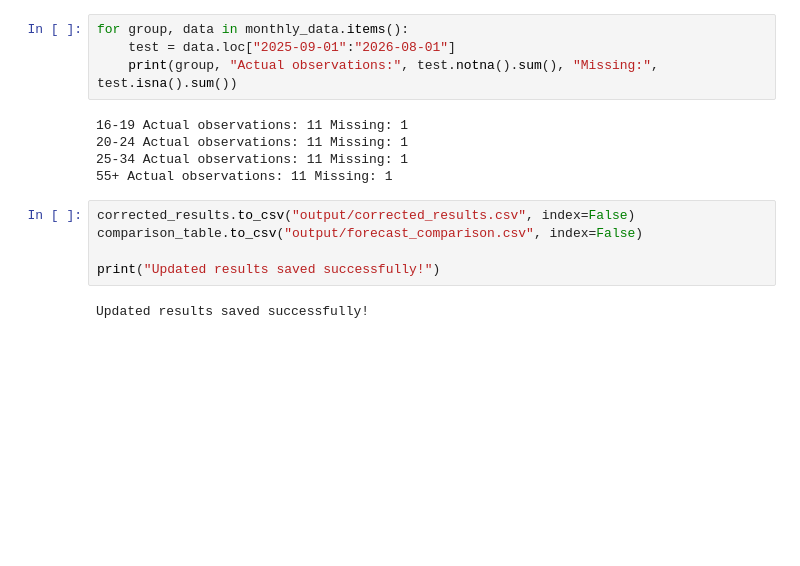
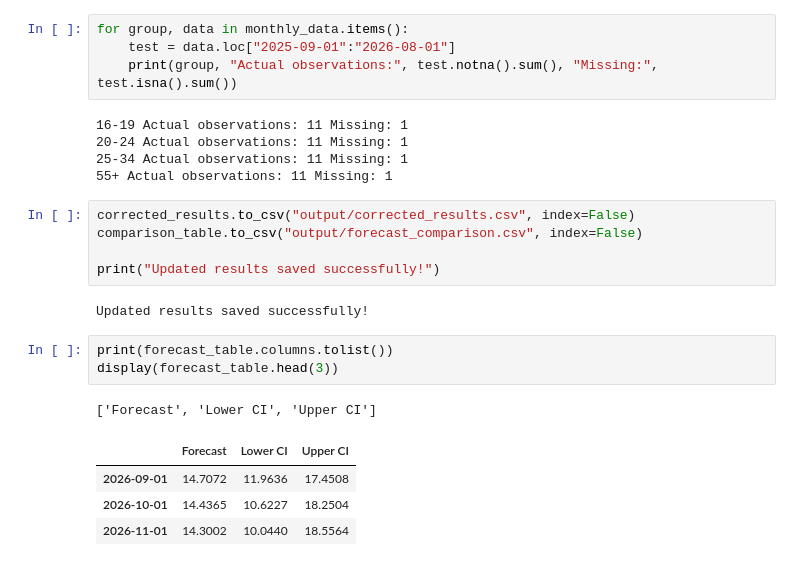
Before and after one commit to naniluciana100-cell/nailuciana100-cell.github.io, a Jupyter notebook: unemployment_project/Unemployment_analysis_FINAL.ipynb, the cells around one changed output. Drawn from its saved outputs; the diff is of its cells as text; blank space fills up the shorter version.

```diff
--- a/unemployment_project/Unemployment_analysis_FINAL.ipynb
+++ b/unemployment_project/Unemployment_analysis_FINAL.ipynb
@@ -2344,3 +2371,12 @@ comparison_table.to_csv("output/forecast_comparison.csv", index=False)
 print("Updated results saved successfully!")
 # %% [output]
 Updated results saved successfully!
+# %%
+print(forecast_table.columns.tolist())
+display(forecast_table.head(3))
+# %% [output]
+['Forecast', 'Lower CI', 'Upper CI']
+|  | Forecast | Lower CI | Upper CI |
+| 2026-09-01 | 14.7072 | 11.9636 | 17.4508 |
+| 2026-10-01 | 14.4365 | 10.6227 | 18.2504 |
+| 2026-11-01 | 14.3002 | 10.0440 | 18.5564 |
```
Also changed, not shown: parts of 18 cells of this notebook, 1 other file.
